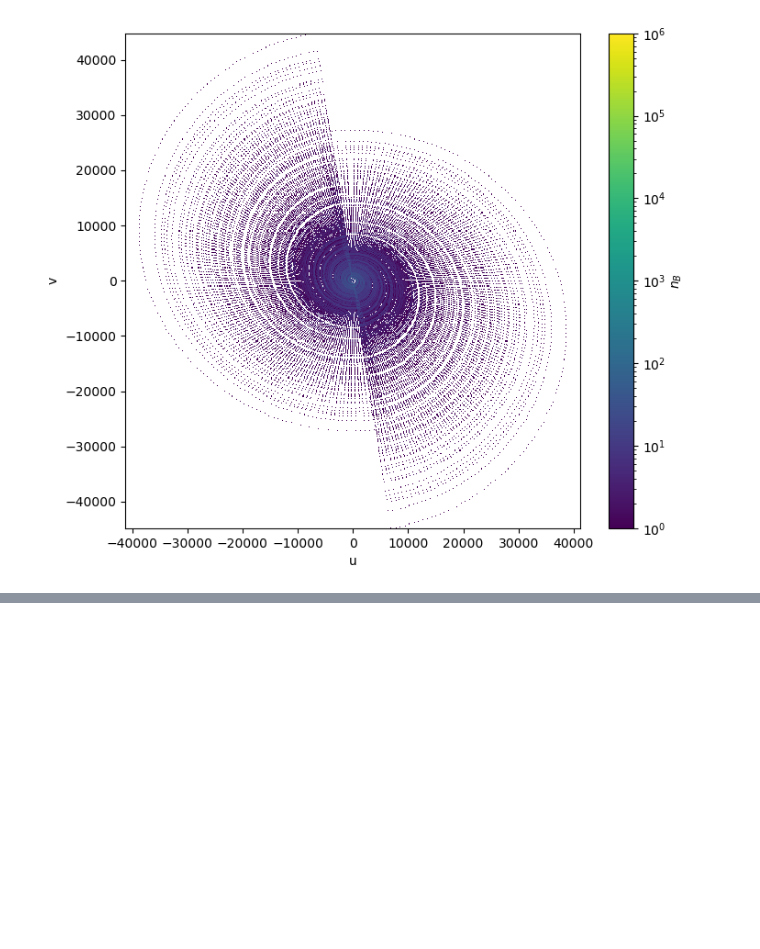
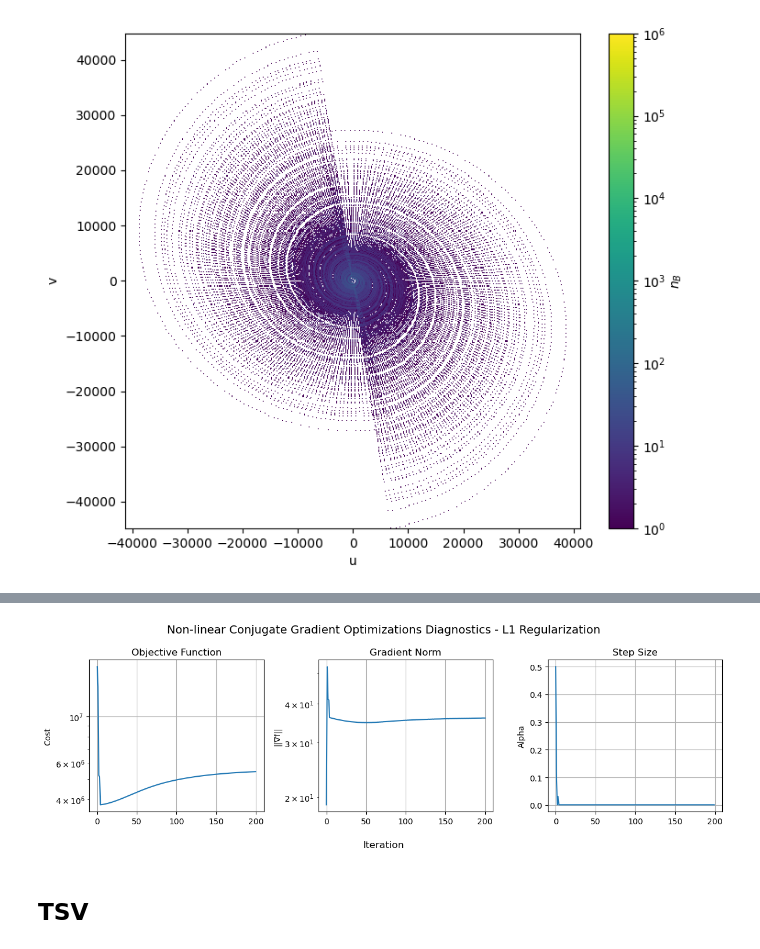
Before and after one commit to Mieres7/RadioInterferometry, a Jupyter notebook: TallerDeInvestigación/EP5.ipynb, the cells around one changed output, grey strips where cells are left out. Saved outputs shown, nothing was run; the diff lists cells and outputs as text; code cells hidden in the pictures; blank space fills up the shorter version.

```diff
--- a/TallerDeInvestigación/EP5.ipynb
+++ b/TallerDeInvestigación/EP5.ipynb
@@ -87,0 +152,6 @@ Convergencia alcanzada en iteración 209
+# %%
+plot_stats(info, "Non-linear Conjugate Gradient Optimizations Diagnostics - L1 Regularization")
+# %% [output]
+[figure, added]
+# %% [markdown]
+## TSV
```
Also changed, not shown: parts of 24 cells of this notebook, 4 other files.
